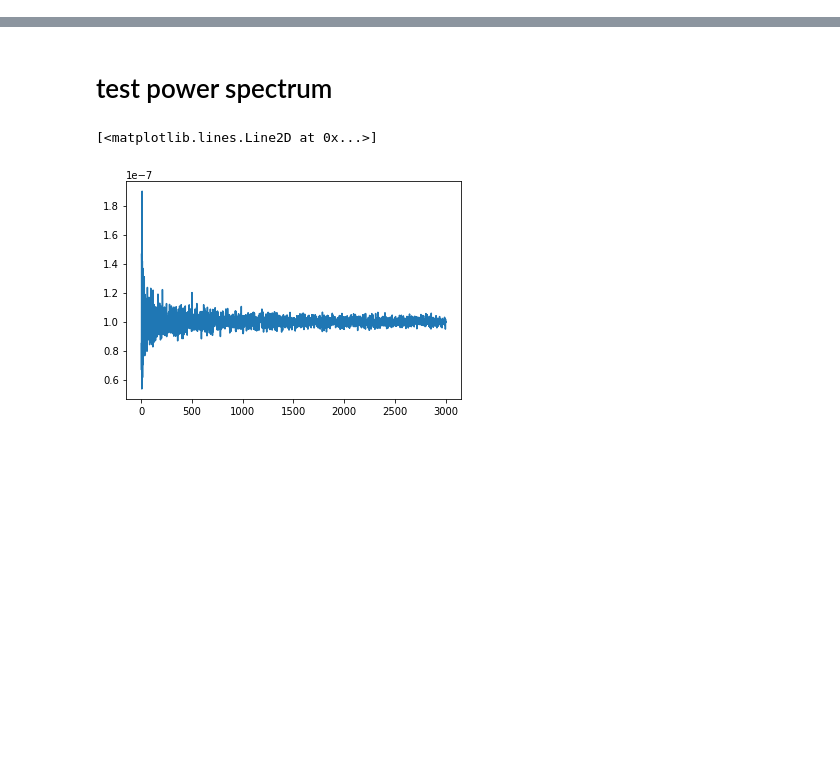
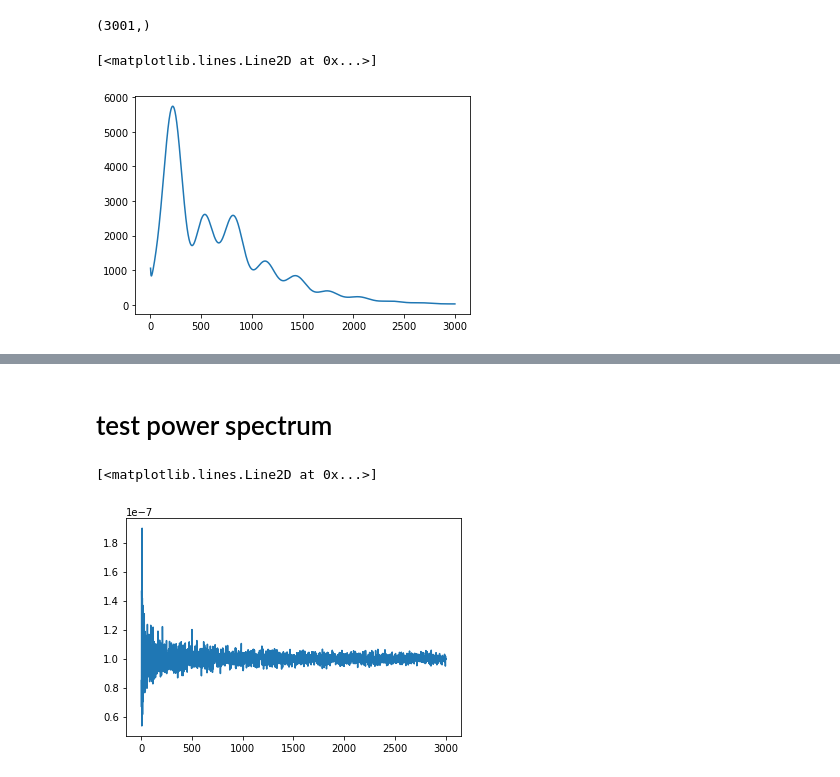
Before and after one commit to HongboCai/lens_rot_bias, a Jupyter notebook: notebooks_new/maps_test.ipynb, the cells around one changed output, grey strips where cells are left out. Saved outputs shown, nothing was run; the diff lists cells and outputs as text; code cells hidden in the pictures; blank space fills up the shorter version.

```diff
--- a/notebooks_new/maps_test.ipynb
+++ b/notebooks_new/maps_test.ipynb
@@ -7,8 +9,12 @@ from numpy import pi
 # %%
-# map_dir = '/global/cscratch1/sd/hongbo/lens_rot_bias/Maps/'
-# ps_dir = '/global/cscratch1/sd/hongbo/lens_rot_bias/inputPs/'
-# ps = np.loadtxt(ps_dir + 'cosmo2017_10K_acc3_lenspotentialCls.dat')
-# cltt = np.concatenate(([0,0], ps[:, 1]))
-# clee = np.concatenate(([0,0], ps[:, 2]))
-# clbb = np.concatenate(([0,0], ps[:, 3]))
-# clte = np.concatenate(([0,0], ps[:, 4]))
+map_dir = '/global/cscratch1/sd/hongbo/lens_rot_bias/Maps/'
+ps_dir = '/global/cscratch1/sd/hongbo/lens_rot_bias/inputPs/'
+ps = np.loadtxt(ps_dir + 'cosmo2017_10K_acc3_lenspotentialCls.dat')
+cltt = np.concatenate(([0,0], ps[:, 1]))
+clee = np.concatenate(([0,0], ps[:, 2]))
+clbb = np.concatenate(([0,0], ps[:, 3]))
+clte = np.concatenate(([0,0], ps[:, 4]))
+# %%
+ls.shape
+# %% [output]
+(3001,)
@@ -14,0 +32,5 @@ from numpy import pi
+# %%
+plt.plot(ls[2:], cltt[ls][2:])
+# %% [output]
+[<matplotlib.lines.Line2D at 0x...>]
+[figure, added]
```
Also changed, not shown: parts of 8 cells of this notebook, 32 other files.
